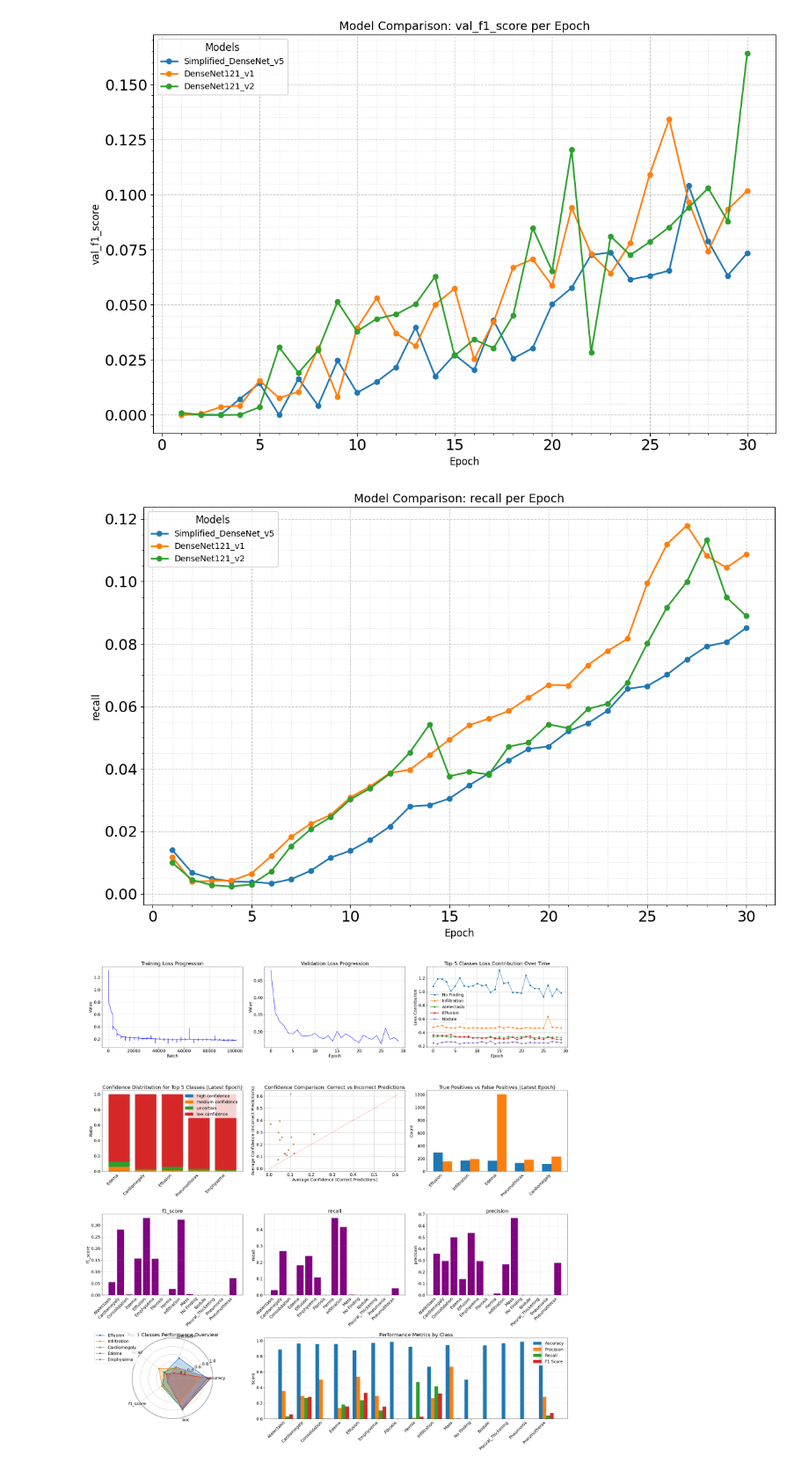
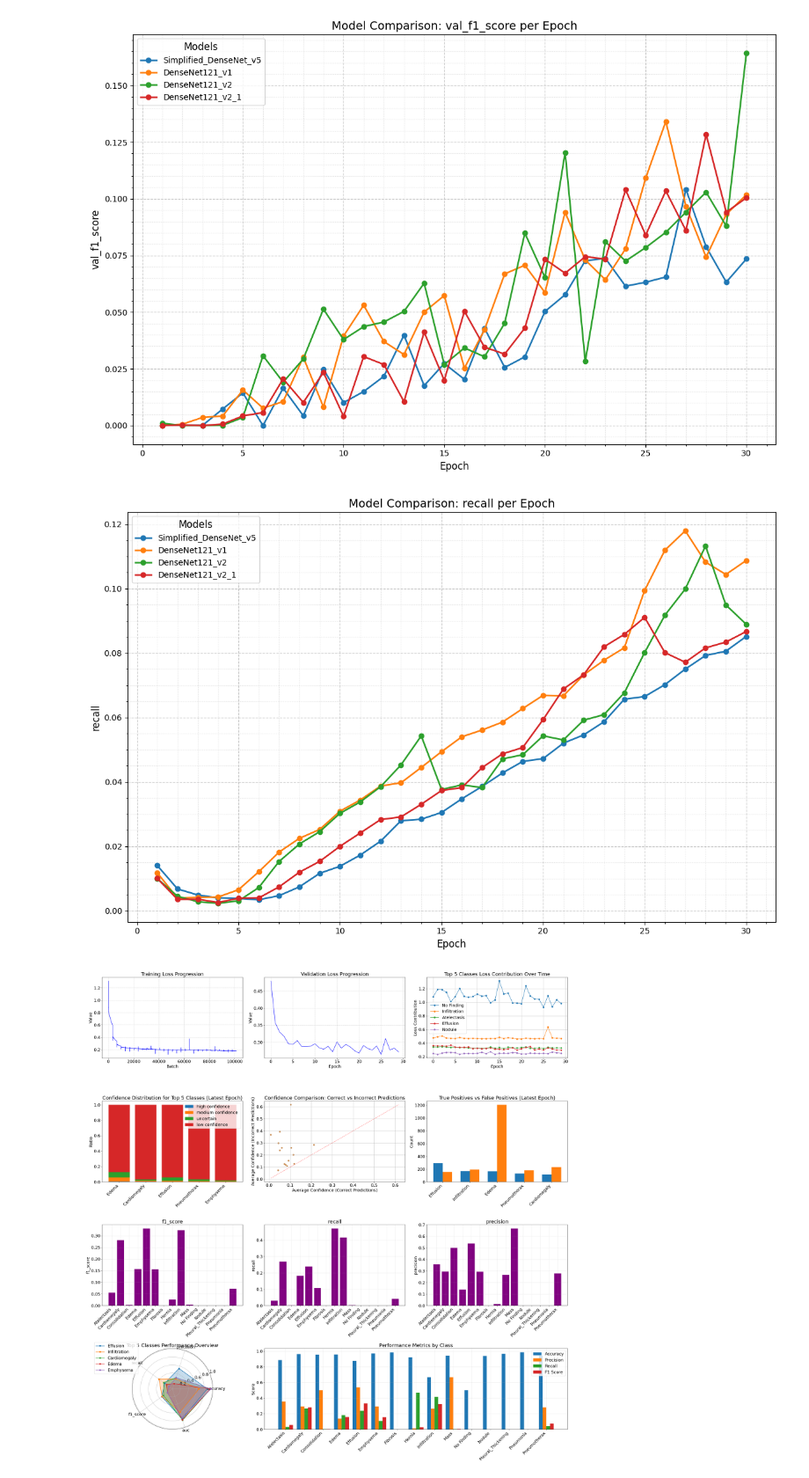
Before and after one commit to Argonus/codebook, a Jupyter notebook: studies/bachelor-thesis/notebooks/DenseNet121.ipynb, the cells around one changed output. Shown at 88% size. Drawn from its saved outputs; the diff is of its cells as text; code cells hidden in the pictures.

Commit message:
[BT] Finish DenseNet121 v2_1
[BT] Get back to ratio 16

```diff
--- a/studies/bachelor-thesis/notebooks/DenseNet121.ipynb
+++ b/studies/bachelor-thesis/notebooks/DenseNet121.ipynb
@@ -4,15 +4,15 @@ from src.visualization.metrics_visualization import plot_metric_comparison
 from src.visualization.model_visualization import plot_combined_analysis
 # %%
 # Models Comparision
-model_names = ['Simplified_DenseNet_v5', 'DenseNet121_v1', 'DenseNet121_v2', 'DenseNet121_v3']
+model_names = ['Simplified_DenseNet_v5', 'DenseNet121_v1', 'DenseNet121_v2', 'DenseNet121_v2_1']
 plot_metric_comparison(MODELS_PATH, model_names, 'val_metrics.csv', 'val_f1_score')
 # %% [output]
-[figure, old version]
+[figure, new version]
 # %%
-model_names = ['Simplified_DenseNet_v5', 'DenseNet121_v1', 'DenseNet121_v2']
+model_names = ['Simplified_DenseNet_v5', 'DenseNet121_v1', 'DenseNet121_v2', 'DenseNet121_v2_1']
 plot_metric_comparison(MODELS_PATH, model_names, 'train_metrics.csv', 'recall')
 # %% [output]
-[figure, old version]
+[figure, new version]
 # %%
 plot_combined_analysis(MODELS_PATH, 'Simplified_DenseNet_v5')
 # %% [output]
```
Also changed, not shown: parts of 1 cell of this notebook, 11 other files.
